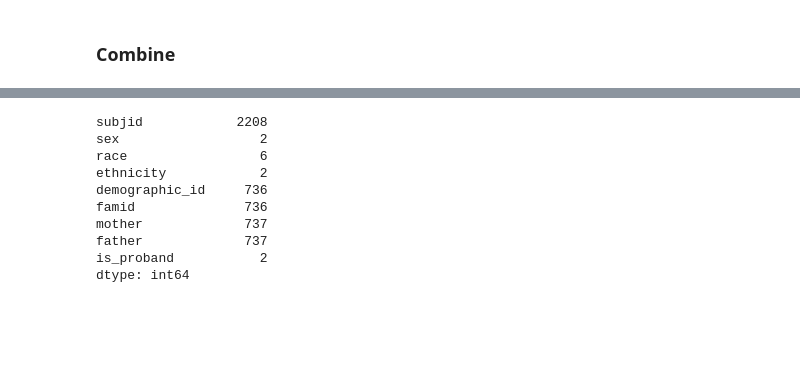
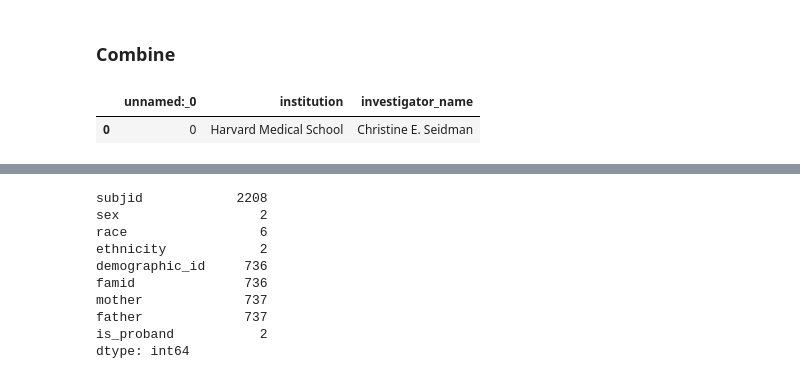
Before and after one commit to ConnorBarnhill/kf-api-dataservice, a Jupyter notebook: dataservice/util/data_import/seidman/Seidman-Import.ipynb, the cells around one changed output, grey strips where cells are left out. Cells and saved outputs as stored; diff of their text form; code cells hidden in the pictures; blank space fills up the shorter version.

```diff
--- a/dataservice/util/data_import/seidman/Seidman-Import.ipynb
+++ b/dataservice/util/data_import/seidman/Seidman-Import.ipynb
@@ -497,3 +513,10 @@ demographic_id    736
 dtype: int64
 # %% [markdown]
 ### Combine
+# %%
+# Investigator
+investigator_df = read_investigator_data()
+investigator_df.head()
+# %% [output]
+|  | unnamed:_0 | institution | investigator_name |
+| 0 | 0 | Harvard Medical School | Christine E. Seidman |
```
Also changed, not shown: parts of 14 cells of this notebook, 4 other files.
